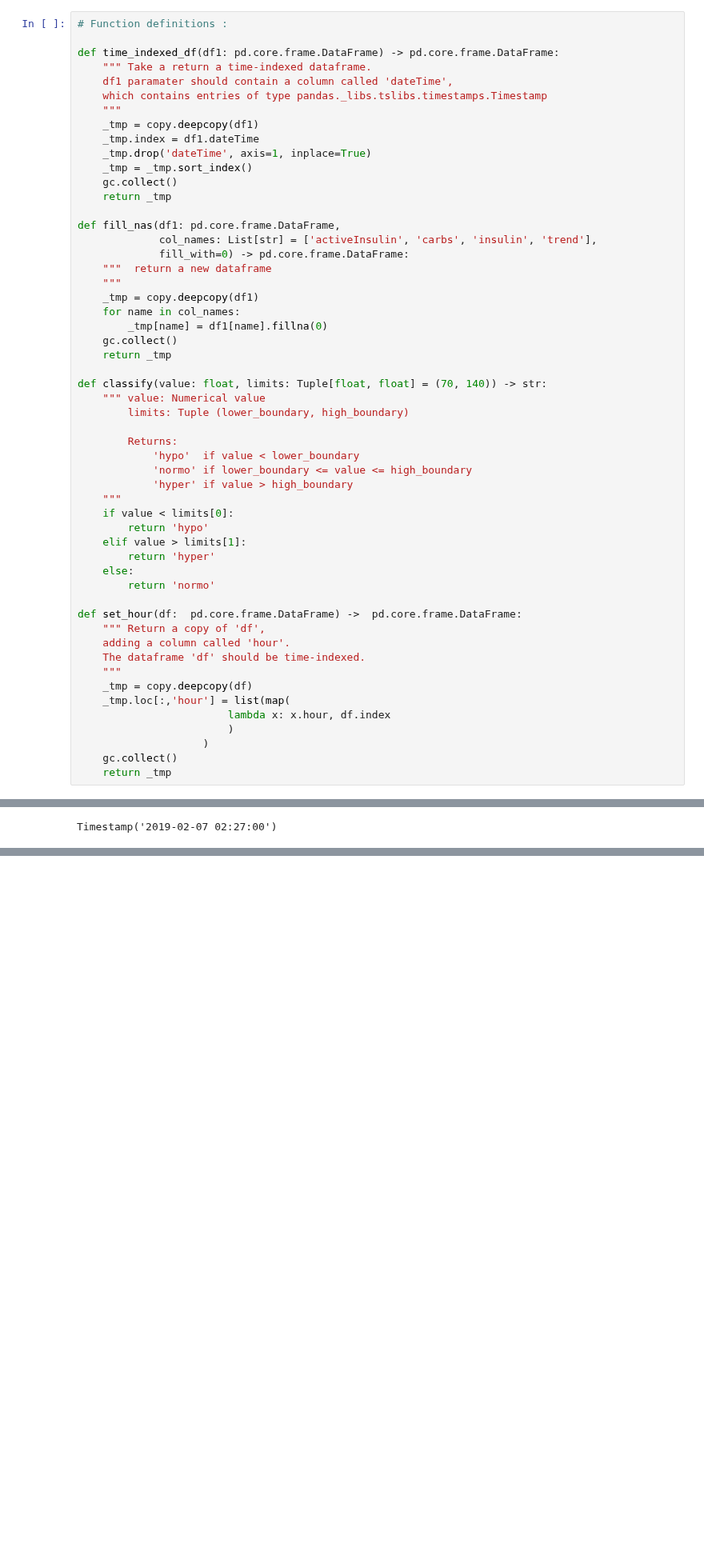
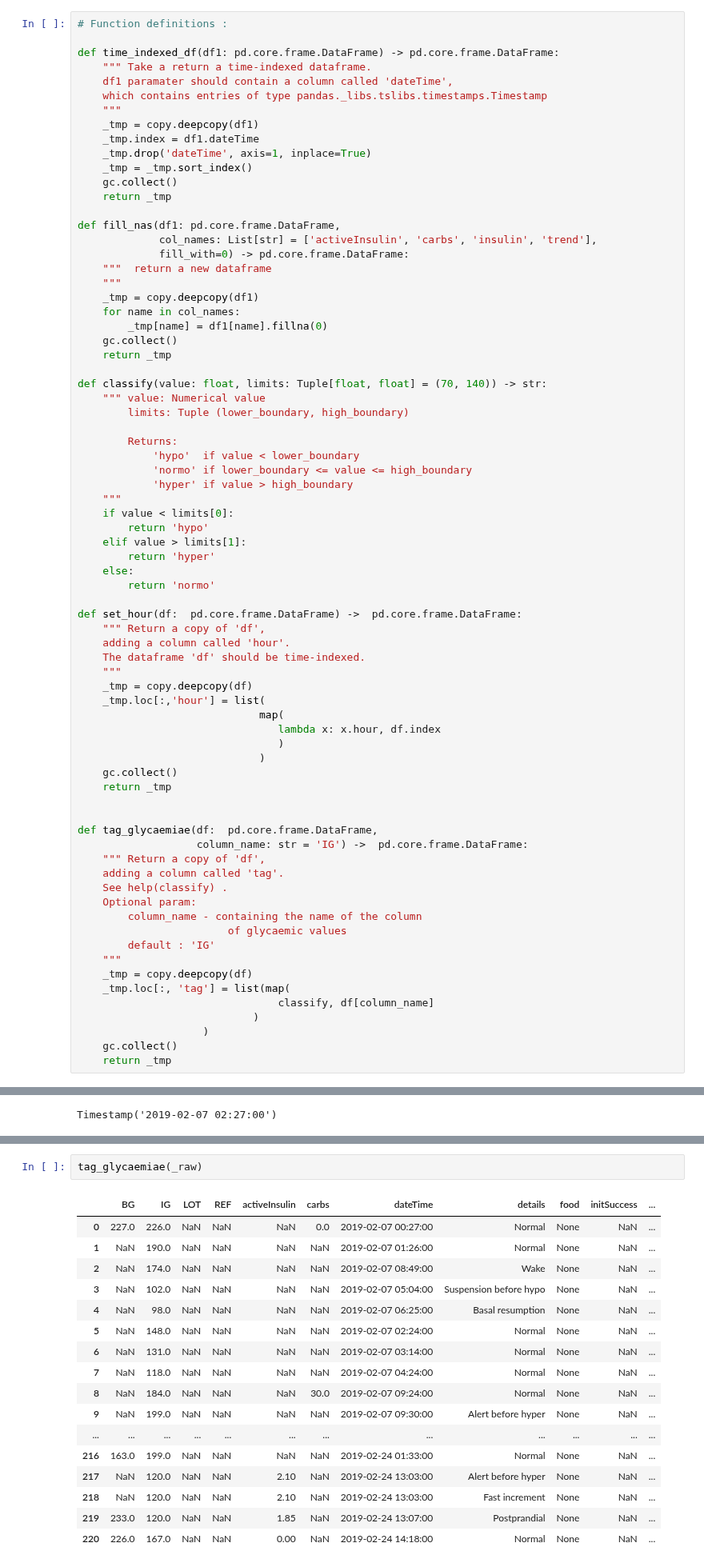
Before and after one commit to gmagannaDevelop/DiabManager, a Jupyter notebook: Parsing.ipynb, the cells around one changed output, grey strips where cells are left out. Shown at 80% size. Saved outputs shown, nothing was run; the diff lists cells and outputs as text; blank space fills up the shorter version.

Commit message:
Added function tag_glycaemiae()

```diff
--- a/Parsing.ipynb
+++ b/Parsing.ipynb
@@ -68,9 +68,29 @@ def set_hour(df:  pd.core.frame.DataFrame) ->  pd.core.frame.DataFrame:
     The dataframe 'df' should be time-indexed.
     """
     _tmp = copy.deepcopy(df)
-    _tmp.loc[:,'hour'] = list(map(
-                        lambda x: x.hour, df.index
-                        )
+    _tmp.loc[:,'hour'] = list(
+                             map(
+                                lambda x: x.hour, df.index
+                                )
+                             )
+    gc.collect()
+    return _tmp
+
+
+def tag_glycaemiae(df:  pd.core.frame.DataFrame,
+                   column_name: str = 'IG') ->  pd.core.frame.DataFrame:
+    """ Return a copy of 'df',
+    adding a column called 'tag'.
+    See help(classify) .
+    Optional param:
+        column_name - containing the name of the column
+                        of glycaemic values
+        default : 'IG'
+    """
+    _tmp = copy.deepcopy(df)
+    _tmp.loc[:, 'tag'] = list(map(
+                                classify, df[column_name]
+                            )
                     )
     gc.collect()
     return _tmp
@@ -279,0 +317,20 @@ ValueError: Must have equal len keys and value when setting with an iterable
+# %%
+tag_glycaemiae(_raw)
+# %% [output]
+|  | BG | IG | LOT | REF | activeInsulin | carbs | dateTime | details | food | initSuccess | ... |
+| 0 | 227.0 | 226.0 | NaN | NaN | NaN | 0.0 | 2019-02-07 00:27:00 | Normal | None | NaN | ... |
+| 1 | NaN | 190.0 | NaN | NaN | NaN | NaN | 2019-02-07 01:26:00 | Normal | None | NaN | ... |
+| 2 | NaN | 174.0 | NaN | NaN | NaN | NaN | 2019-02-07 08:49:00 | Wake | None | NaN | ... |
+| 3 | NaN | 102.0 | NaN | NaN | NaN | NaN | 2019-02-07 05:04:00 | Suspension before hypo | None | NaN | ... |
+| 4 | NaN | 98.0 | NaN | NaN | NaN | NaN | 2019-02-07 06:25:00 | Basal resumption | None | NaN | ... |
+| 5 | NaN | 148.0 | NaN | NaN | NaN | NaN | 2019-02-07 02:24:00 | Normal | None | NaN | ... |
+| 6 | NaN | 131.0 | NaN | NaN | NaN | NaN | 2019-02-07 03:14:00 | Normal | None | NaN | ... |
+| 7 | NaN | 118.0 | NaN | NaN | NaN | NaN | 2019-02-07 04:24:00 | Normal | None | NaN | ... |
+| 8 | NaN | 184.0 | NaN | NaN | NaN | 30.0 | 2019-02-07 09:24:00 | Normal | None | NaN | ... |
+| 9 | NaN | 199.0 | NaN | NaN | NaN | NaN | 2019-02-07 09:30:00 | Alert before hyper | None | NaN | ... |
+| ... | ... | ... | ... | ... | ... | ... | ... | ... | ... | ... | ... |
+| 216 | 163.0 | 199.0 | NaN | NaN | NaN | NaN | 2019-02-24 01:33:00 | Normal | None | NaN | ... |
+| 217 | NaN | 120.0 | NaN | NaN | 2.10 | NaN | 2019-02-24 13:03:00 | Alert before hyper | None | NaN | ... |
+| 218 | NaN | 120.0 | NaN | NaN | 2.10 | NaN | 2019-02-24 13:03:00 | Fast increment | None | NaN | ... |
+| 219 | 233.0 | 120.0 | NaN | NaN | 1.85 | NaN | 2019-02-24 13:07:00 | Postprandial | None | NaN | ... |
+| 220 | 226.0 | 167.0 | NaN | NaN | 0.00 | NaN | 2019-02-24 14:18:00 | Normal | None | NaN | ... |
```
Also changed, not shown: parts of 3 cells of this notebook.
